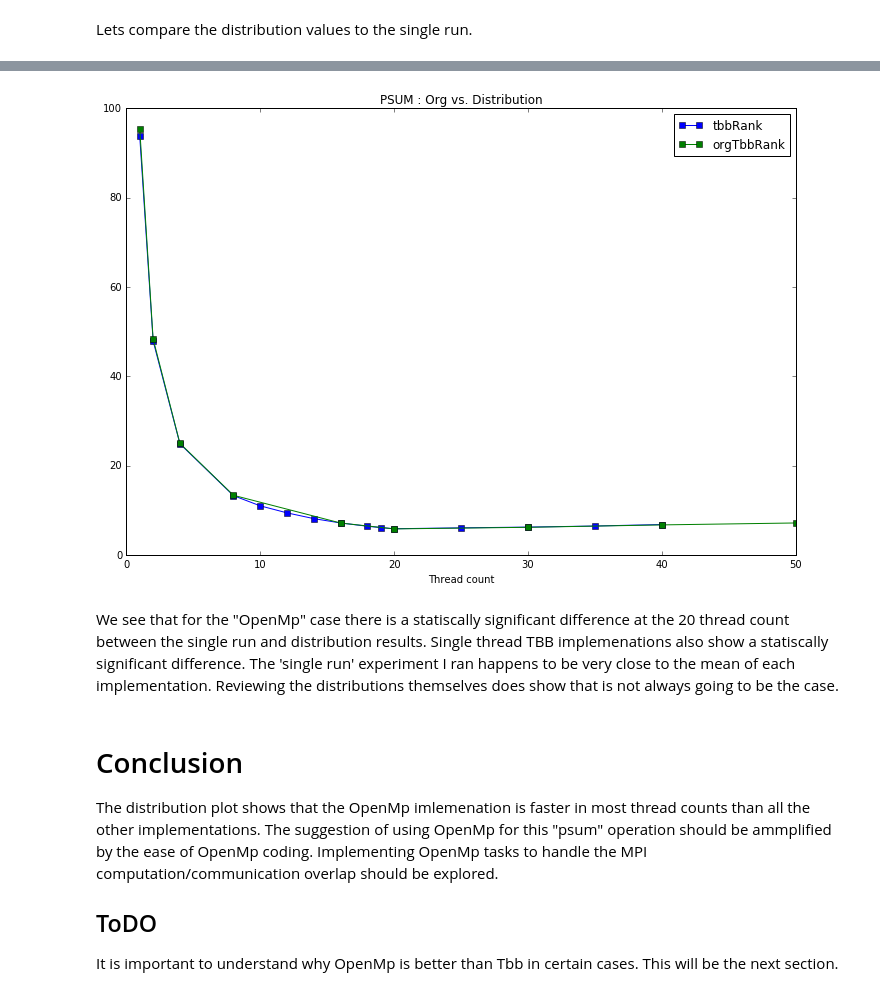
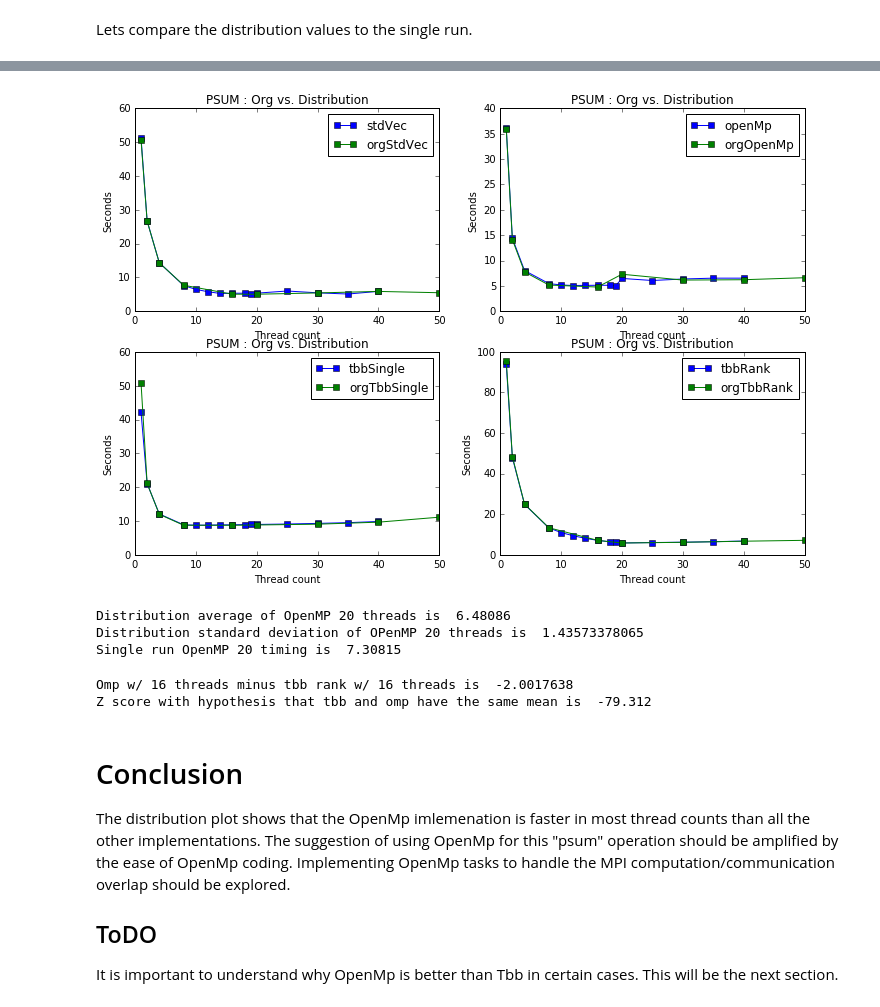
Before and after one commit to ParaToolsInc/benchmarks, a Jupyter notebook: threading/tacc_1/run2_data/histogramPsum.ipynb, the cells around one changed output, grey strips where cells are left out. Drawn from its saved outputs; the diff is of its cells as text; code cells hidden in the pictures.

Commit message:
added 2 sample z test and better comparitive plots of single run vs. distribution

```diff
--- a/threading/tacc_1/run2_data/histogramPsum.ipynb
+++ b/threading/tacc_1/run2_data/histogramPsum.ipynb
@@ -211,14 +174,35 @@ plt.show()
-# %%
-fig = plt.figure(figsize=(12,8))
-ax = fig.add_subplot(111)
-dk='Org vs. Distribution'
-ax.plot([x[1] for x in tbbRank],[x[0] for x in tbbRank],'s-',label='tbbRank')
-ax.plot([x[1] for x in orgTbbRank],[x[0] for x in orgTbbRank],'s-',label='orgTbbRank')
-plt.xlabel('Thread count')
-plt.title('PSUM : '+ dk)
-plt.legend()
-plt.show()
-# %% [output]
-[figure, removed]
-# %% [markdown]
-We see that for the "OpenMp" case there is a statiscally significant difference at the 20 thread count between the single run and distribution results. Single thread TBB implemenations also show a statiscally significant difference. The 'single run' experiment I ran happens to be very close to the mean of each implementation.  Reviewing the distributions themselves does show that is not always going to be the case.
+# %%
+
+fig = plt.figure(figsize=(12,8))
+ax = fig.add_subplot(221)
+dk='Org vs. Distribution'
+ax.plot([x[1] for x in stdVec],[x[0] for x in stdVec],'s-',label='stdVec')
+ax.plot([x[1] for x in orgStdVec],[x[0] for x in orgStdVec],'s-',label='orgStdVec')
+plt.xlabel('Thread count')
+plt.ylabel ('Seconds')
+plt.title('PSUM : '+ dk)
+plt.legend()
+ax = fig.add_subplot(222)
+ax.plot([x[1] for x in openMp],[x[0] for x in openMp],'s-',label='openMp')
+ax.plot([x[1] for x in orgOpenMp],[x[0] for x in orgOpenMp],'s-',label='orgOpenMp')
+plt.xlabel('Thread count')
+plt.ylabel ('Seconds')
+plt.title('PSUM : '+ dk)
+plt.legend()
+ax = fig.add_subplot(223)
+ax.plot([x[1] for x in tbbSingle],[x[0] for x in tbbSingle],'s-',label='tbbSingle')
+ax.plot([x[1] for x in orgTbbSingle],[x[0] for x in orgTbbSingle],'s-',label='orgTbbSingle')
+plt.xlabel('Thread count')
+plt.ylabel ('Seconds')
+plt.title('PSUM : '+ dk)
+plt.legend()
+ax = fig.add_subplot(224)
+ax.plot([x[1] for x in tbbRank],[x[0] for x in tbbRank],'s-',label='tbbRank')
+ax.plot([x[1] for x in orgTbbRank],[x[0] for x in orgTbbRank],'s-',label='orgTbbRank')
+plt.xlabel('Thread count')
+plt.ylabel ('Seconds')
+plt.title('PSUM : '+ dk)
+plt.legend()
+plt.show()
+# %% [output]
+[figure, added]
@@ -225,5 +217,26 @@ We see that for the "OpenMp" case there is a statiscally significant difference
+# %%
+print "Distribution average of OpenMP 20 threads is ", np.average(dataArrayDict['maverick_openmp_20'])
+print "Distribution standard deviation of OPenMP 20 threads is ", np.std(dataArrayDict['maverick_openmp_20'])
+print "Single run OpenMP 20 timing is ", orgArrayDict['openMp_20']
+# %% [output]
+Distribution average of OpenMP 20 threads is  6.48086
+Distribution standard deviation of OPenMP 20 threads is  1.43573378065
+Single run OpenMP 20 timing is  7.30815
+# %%
+ompAvg=np.average(dataArrayDict['maverick_openmp_16'])
+ompStd=np.std(dataArrayDict['maverick_openmp_16'])
+tbbRankAvg=np.average(dataArrayDict['maverick_tbb_rankBuffer_16'])
+tbbRankStd=np.std(dataArrayDict['maverick_tbb_rankBuffer_16'])
+ompSize=len(dataArrayDict['maverick_openmp_16'])
+tbbRankSize=len(dataArrayDict['maverick_tbb_rankBuffer_16'])
+z,p=twoSampZ(ompAvg,tbbRankAvg,0,ompStd,tbbRankStd,ompSize,tbbRankSize)
+print "Omp w/ 16 threads minus tbb rank w/ 16 threads is ", ompAvg-tbbRankAvg
+print "Z score with hypothesis that tbb and omp have the same mean is ", z
+# %% [output]
+Omp w/ 16 threads minus tbb rank w/ 16 threads is  -2.0017638
+Z score with hypothesis that tbb and omp have the same mean is  -79.312
 # %% [markdown]
 # Conclusion
-The distribution plot shows that the OpenMp imlemenation is faster in most thread counts than all the other implementations.  The suggestion of using OpenMp for this "psum" operation should be ammplified by the ease of OpenMp coding.  Implementing OpenMp tasks to handle the MPI computation/communication overlap should be explored.
+The distribution plot shows that the OpenMp imlemenation is faster in most thread counts than all the other implementations.  The suggestion of using OpenMp for this "psum" operation should be amplified by the ease of OpenMp coding.  Implementing OpenMp tasks to handle the MPI computation/communication overlap should be explored.
 ## ToDO
 It is important to understand why OpenMp is better than Tbb in certain cases.  This will be the next section.
```
Also changed, not shown: parts of 4 cells of this notebook.
